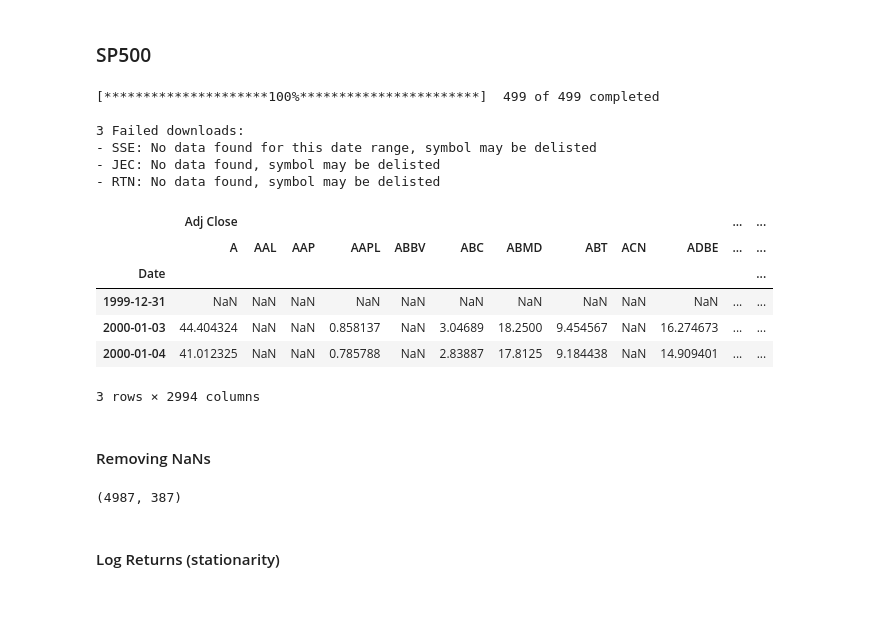
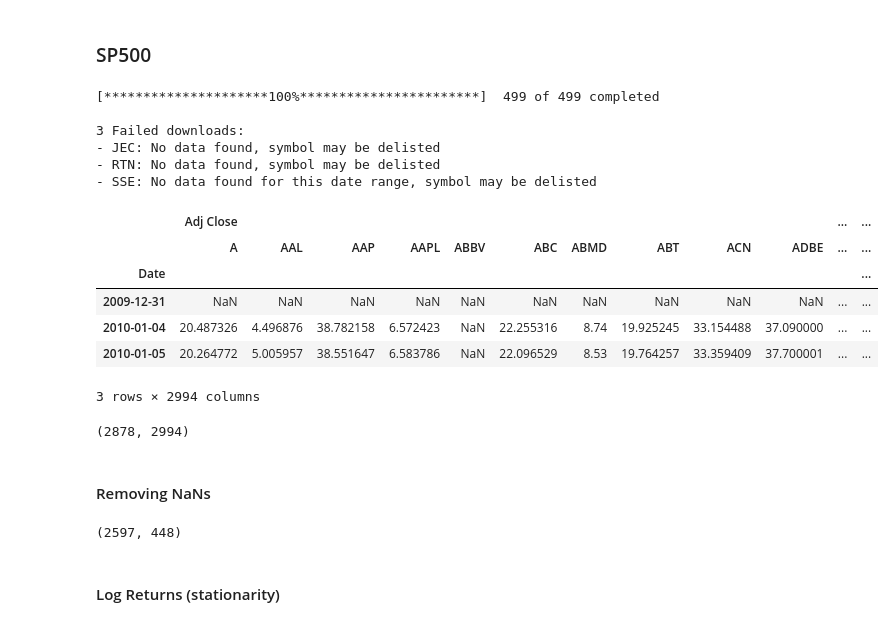
Before and after one commit to aexsalomao/EigenPortfolios, a Jupyter notebook: Eigen Portfolios.ipynb, the cells around one changed output. Saved outputs shown, nothing was run; the diff lists cells and outputs as text; code cells hidden in the pictures.

```diff
--- a/Eigen Portfolios.ipynb
+++ b/Eigen Portfolios.ipynb
@@ -50,36 +51,41 @@ def clean_df_by_nan(df, pct_missing, fill_na):
 # %%
 # Get US ticker symbols (SP500)
 stock_data = PyTickerSymbols()
 us_stocks = list(stock_data.get_stocks_by_index('S&P 500'))
 us_ticker_symbols = [k["symbol"] for k in us_stocks]
 
 # YFinance
 us_hist_df = yf.download(tickers=us_ticker_symbols,
-                         start="2000-01-01",
+                         start="2010-01-01",
+                         end="2021-06-01",
                          interval="1d")
+
+us_hist_df.index = pd.to_datetime(us_hist_df.index)
 us_hist_df.head(3)
+us_hist_df.shape
 # %% [output]
 [*********************100%***********************]  499 of 499 completed
 
 3 Failed downloads:
-- SSE: No data found for this date range, symbol may be delisted
 - JEC: No data found, symbol may be delisted
 - RTN: No data found, symbol may be delisted
+- SSE: No data found for this date range, symbol may be delisted
 |  | Adj Close |  |  |  |  |  |  |  |  |  | ... | ... |
 |  | A | AAL | AAP | AAPL | ABBV | ABC | ABMD | ABT | ACN | ADBE | ... | ... |
 | Date |  |  |  |  |  |  |  |  |  |  |  | ... |
-| 1999-12-31 | NaN | NaN | NaN | NaN | NaN | NaN | NaN | NaN | NaN | NaN | ... | ... |
-| 2000-01-03 | 44.404324 | NaN | NaN | 0.858137 | NaN | 3.04689 | 18.2500 | 9.454567 | NaN | 16.274673 | ... | ... |
-| 2000-01-04 | 41.012325 | NaN | NaN | 0.785788 | NaN | 2.83887 | 17.8125 | 9.184438 | NaN | 14.909401 | ... | ... |
+| 2009-12-31 | NaN | NaN | NaN | NaN | NaN | NaN | NaN | NaN | NaN | NaN | ... | ... |
+| 2010-01-04 | 20.487326 | 4.496876 | 38.782158 | 6.572423 | NaN | 22.255316 | 8.74 | 19.925245 | 33.154488 | 37.090000 | ... | ... |
+| 2010-01-05 | 20.264772 | 5.005957 | 38.551647 | 6.583786 | NaN | 22.096529 | 8.53 | 19.764257 | 33.359409 | 37.700001 | ... | ... |
 3 rows × 2994 columns
+(2878, 2994)
 # %% [markdown]
 #### Removing NaNs
 # %%
-# Removing NaN values
-us_adjClose = clean_df_by_nan(df=us_hist_df["Adj Close"], pct_missing=0.1, fill_na=True)
+# Removing NaN values and cleaning columns
+us_adjClose = clean_df_by_nan(df=us_hist_df["Adj Close"], thresh=0.90, fill_na=True)
 us_adjClose.shape
 # %% [output]
-(4987, 387)
+(2597, 448)
 # %% [markdown]
 #### Log Returns (stationarity)
 # %%
```
Also changed, not shown: parts of 25 cells of this notebook.
